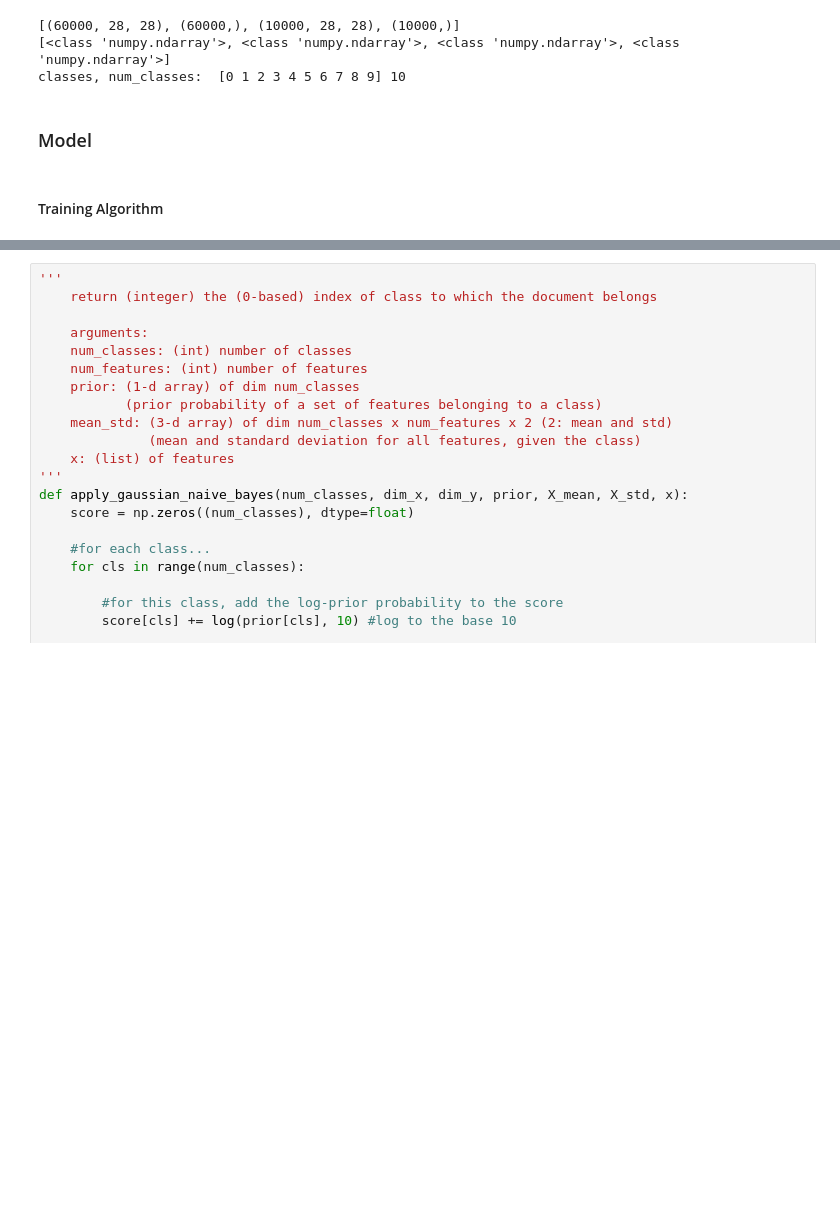
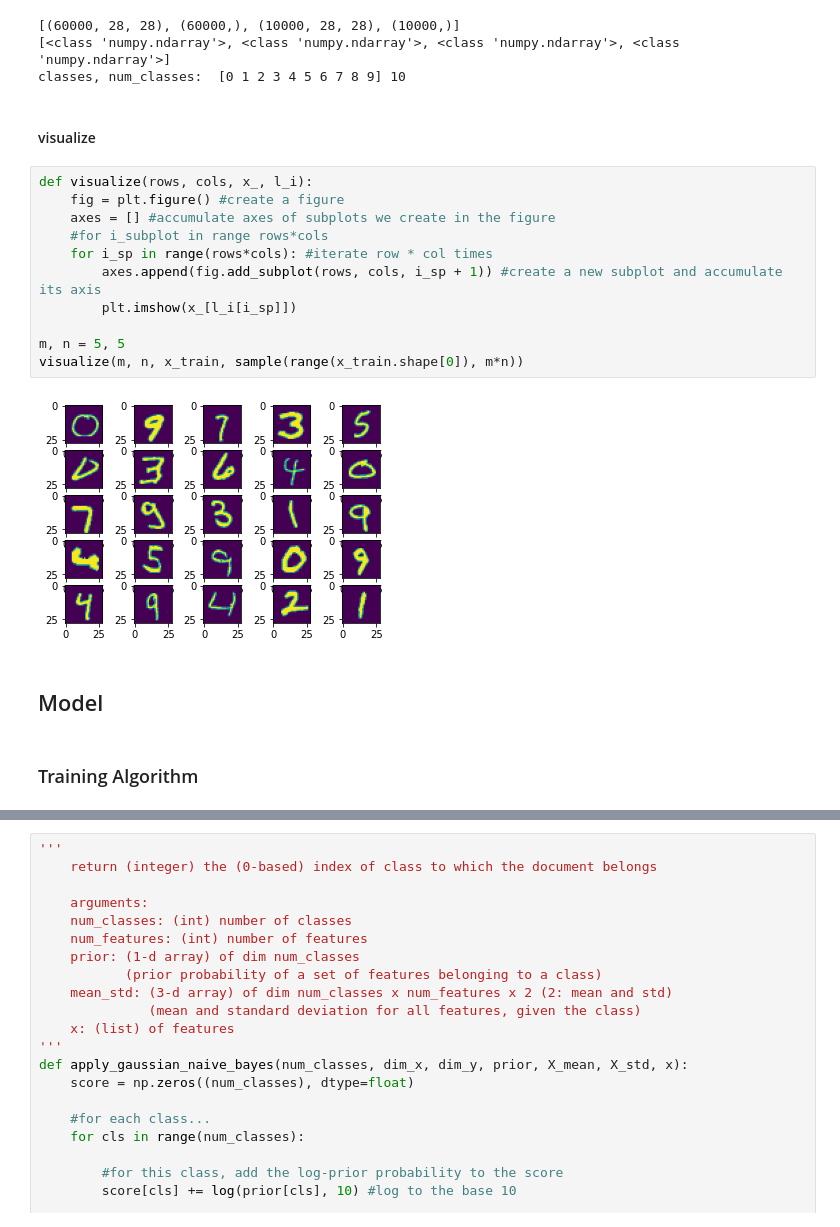
Before and after one commit to j-dhall/ml, a Jupyter notebook: notebooks/[without library] MNIST Digits Classification using Gaussian Naive Bayes.ipynb, the cells around one changed output, grey strips where cells are left out. Cells and saved outputs as stored; diff of their text form; blank space fills up the shorter version.

```diff
--- a/notebooks/[without library] MNIST Digits Classification using Gaussian Naive Bayes.ipynb
+++ b/notebooks/[without library] MNIST Digits Classification using Gaussian Naive Bayes.ipynb
@@ -26,7 +104,22 @@ print('classes, num_classes: ', np.unique(y_train), len(np.unique(y_train)))
 [(60000, 28, 28), (60000,), (10000, 28, 28), (10000,)]
 [<class 'numpy.ndarray'>, <class 'numpy.ndarray'>, <class 'numpy.ndarray'>, <class 'numpy.ndarray'>]
 classes, num_classes:  [0 1 2 3 4 5 6 7 8 9] 10
+# %% [markdown]
+#### visualize
+# %%
+def visualize(rows, cols, x_, l_i):
+    fig = plt.figure() #create a figure
+    axes = [] #accumulate axes of subplots we create in the figure
+    #for i_subplot in range rows*cols
+    for i_sp in range(rows*cols): #iterate row * col times
+        axes.append(fig.add_subplot(rows, cols, i_sp + 1)) #create a new subplot and accumulate its axis
+        plt.imshow(x_[l_i[i_sp]])
+
+m, n = 5, 5
+visualize(m, n, x_train, sample(range(x_train.shape[0]), m*n))
+# %% [output]
+[figure, added]
 # %% [markdown]
-### Model
+## Model
 # %% [markdown]
-#### Training Algorithm
+### Training Algorithm
```
Also changed, not shown: parts of 51 cells of this notebook, 11 other files.
